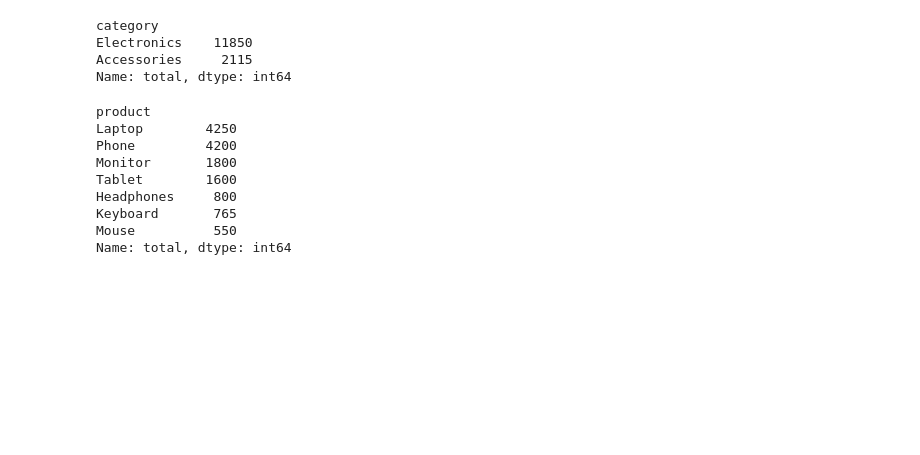
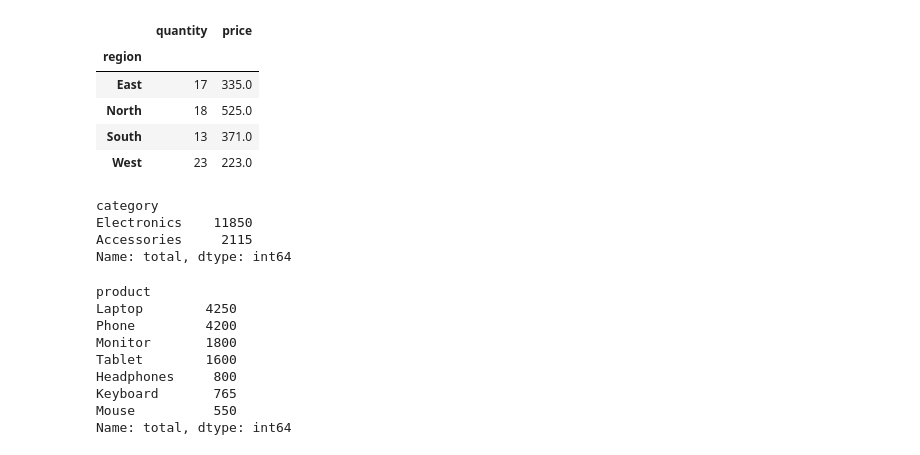
Before and after one commit to ronirgp/pandas-sales-analysis, a Jupyter notebook: notebooks/sales_analysis.ipynb, the cells around one changed output. Drawn from its saved outputs; the diff is of its cells as text; code cells hidden in the pictures; blank space fills up the shorter version.

Commit message:
Add regional quantity and price analysis

```diff
--- a/notebooks/sales_analysis.ipynb
+++ b/notebooks/sales_analysis.ipynb
@@ -1,6 +1,19 @@
 # %%
 import pandas as pd
 df = pd.read_csv(r"C:\Users\Ronal\OneDrive\Desktop\pandas-sales-analysis\data\sales.csv")
+# %%
+df["total"] = df["quantity"] * df["price"]
+df.groupby("region").agg({
+    "quantity": "sum",
+    "price": "mean"
+})
+# %% [output]
+|  | quantity | price |
+| region |  |  |
+| East | 17 | 335.0 |
+| North | 18 | 525.0 |
+| South | 13 | 371.0 |
+| West | 23 | 223.0 |
 # %%
 df["total"] = df["quantity"] * df["price"]
 df.groupby("category")["total"].sum().sort_values(ascending=False)
```
Also changed, not shown: 1 other file.
